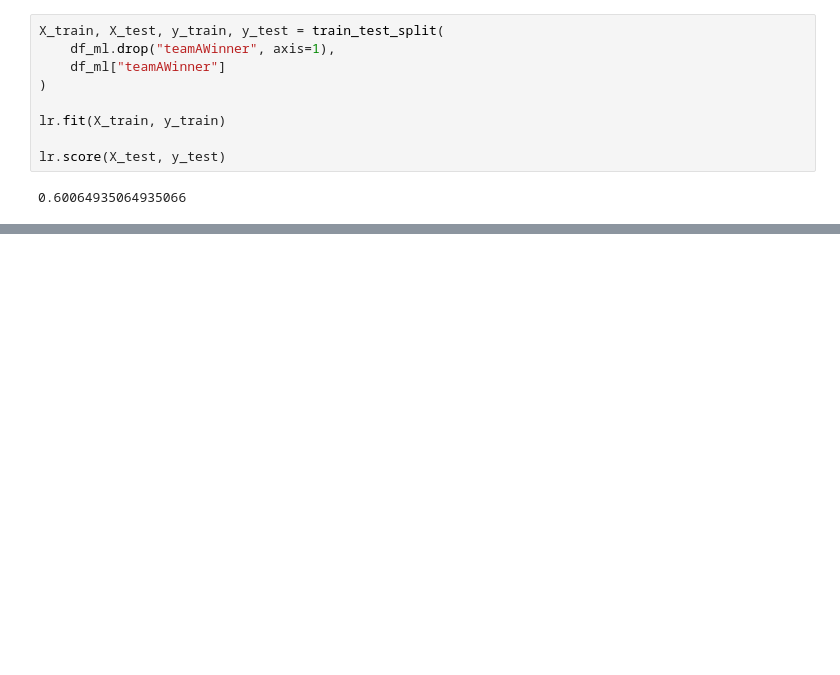
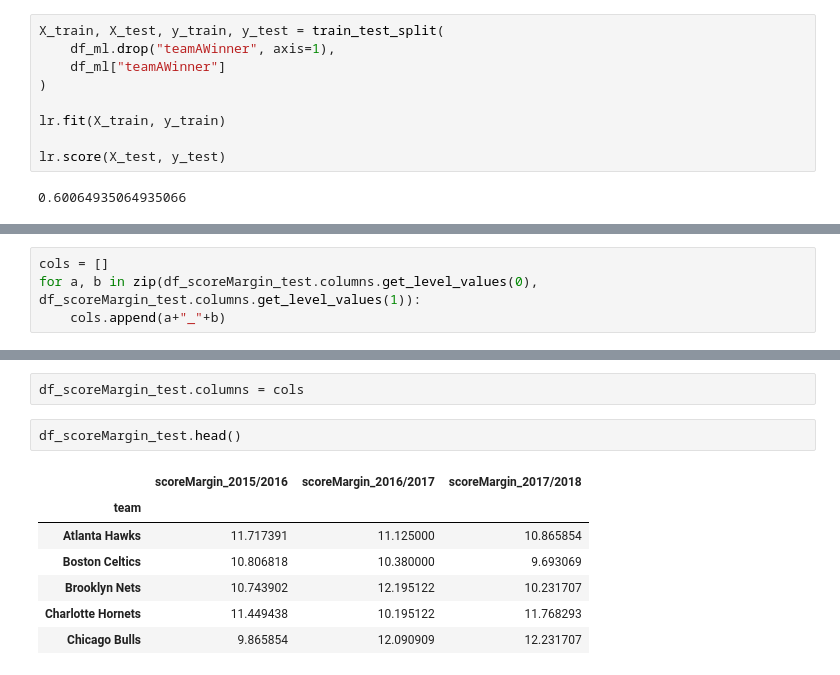
Before and after one commit to jgoerner/SportsPrediction, a Jupyter notebook: NBA/notebooks/1.7-first-model.ipynb, the cells around one changed output, grey strips where cells are left out. Drawn from its saved outputs; the diff is of its cells as text; blank space fills up the shorter version.

```diff
--- a/NBA/notebooks/1.7-first-model.ipynb
+++ b/NBA/notebooks/1.7-first-model.ipynb
@@ -160,0 +255,4 @@ lr.score(X_test, y_test)
+# %%
+cols = []
+for a, b in zip(df_scoreMargin_test.columns.get_level_values(0), df_scoreMargin_test.columns.get_level_values(1)):
+    cols.append(a+"_"+b)
@@ -160,0 +263,12 @@ lr.score(X_test, y_test)
+# %%
+df_scoreMargin_test.columns = cols
+# %%
+df_scoreMargin_test.head()
+# %% [output]
+|  | scoreMargin_2015/2016 | scoreMargin_2016/2017 | scoreMargin_2017/2018 |
+| team |  |  |  |
+| Atlanta Hawks | 11.717391 | 11.125000 | 10.865854 |
+| Boston Celtics | 10.806818 | 10.380000 | 9.693069 |
+| Brooklyn Nets | 10.743902 | 12.195122 | 10.231707 |
+| Charlotte Hornets | 11.449438 | 10.195122 | 11.768293 |
+| Chicago Bulls | 9.865854 | 12.090909 | 12.231707 |
```
Also changed, not shown: parts of 20 cells of this notebook, 2 other files.
